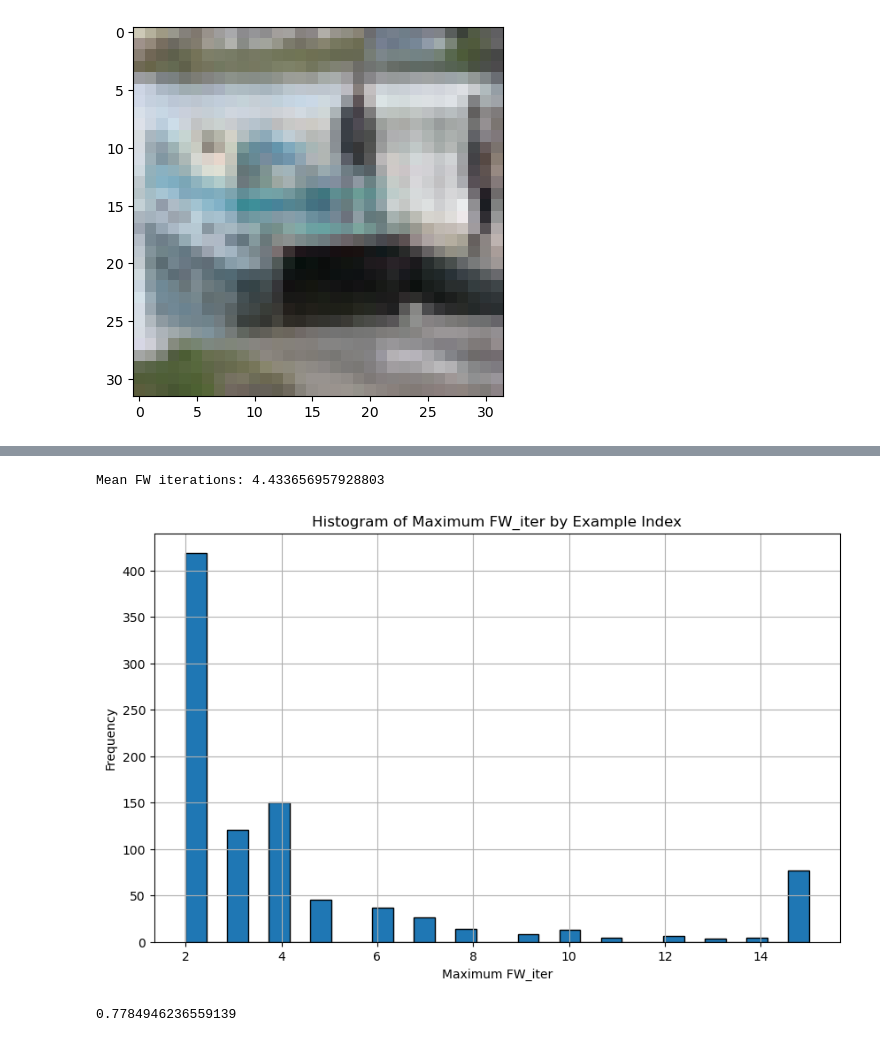
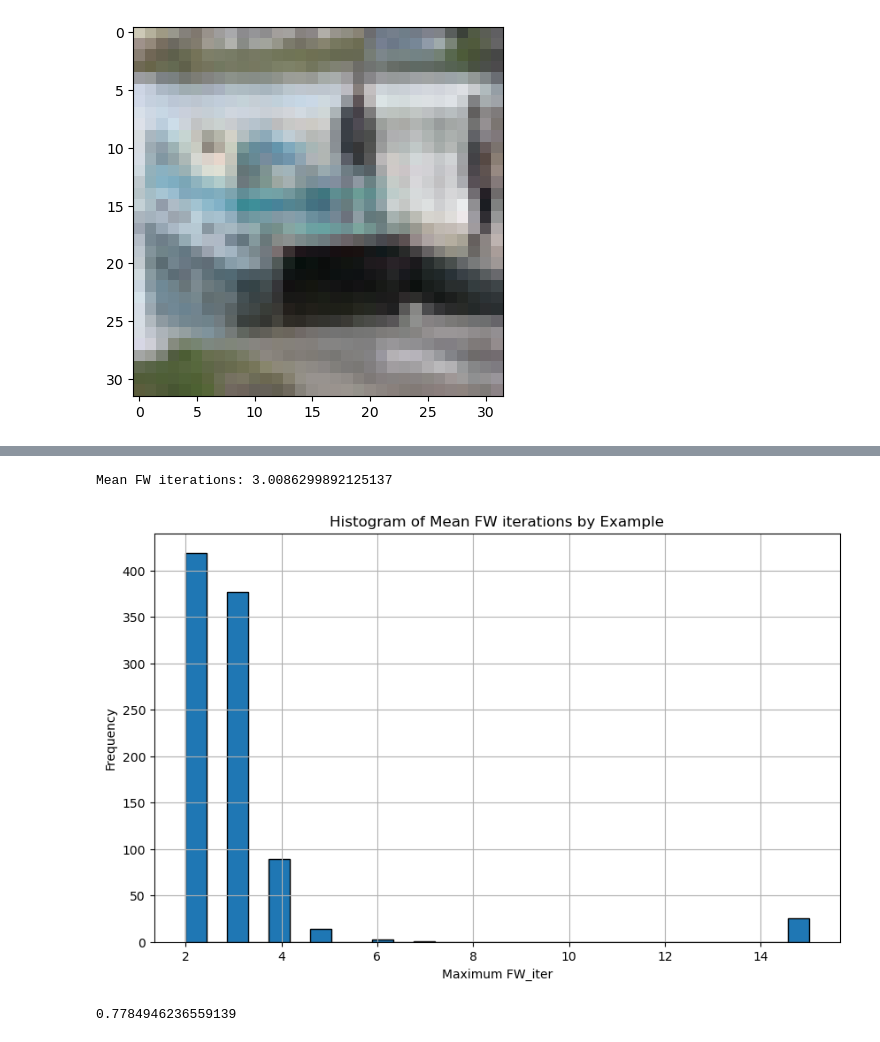
Before and after one commit to TannerAGraves/FW-variants-for-WB-Adversarial-Attacks, a Jupyter notebook: test attacks.ipynb, the cells around one changed output, grey strips where cells are left out. Cells and saved outputs as stored; diff of their text form; code cells hidden in the pictures.

```diff
--- a/test attacks.ipynb
+++ b/test attacks.ipynb
@@ -52,7 +52,7 @@ adv_examples = []
 hist = None
 debug = True
 # Run test for each epsilon
-algs = ['fw_away']
+algs = ['fw_pair']
 for alg in algs:
     acc, ex, hist = test_fw(target_mdl, device, eps, 15, method=alg, early_stopping='gap_FW', fw_stepsize_rule='decay', gap_FW_tol=0.1)
     accuracies.append(acc)
@@ -190,16 +133,16 @@ hist[hist['example_idx'].isin(final_hist[(final_hist['success'] == True) & (fina
 # %%
 num_iters = hist.groupby('example_idx')['FW_iter'].max()
 print(f"Mean FW iterations: {num_iters.mean()}")
 plt.figure(figsize=(10, 6))
 num_iters.plot(kind='hist', bins=30, edgecolor='black')
-plt.title('Histogram of Maximum FW_iter by Example Index')
+plt.title('Histogram of Mean FW iterations by Example')
 plt.xlabel('Maximum FW_iter')
 plt.ylabel('Frequency')
 plt.grid(True)
 plt.show()
 # %% [output]
-Mean FW iterations: 4.433656957928803
+Mean FW iterations: 3.0086299892125137
-[figure, old version]
+[figure, new version]
 # %%
 # accuracy
 hist.groupby('example_idx')['first_success'].sum().mean()
```
Also changed, not shown: parts of 14 cells of this notebook, 1 other file.
